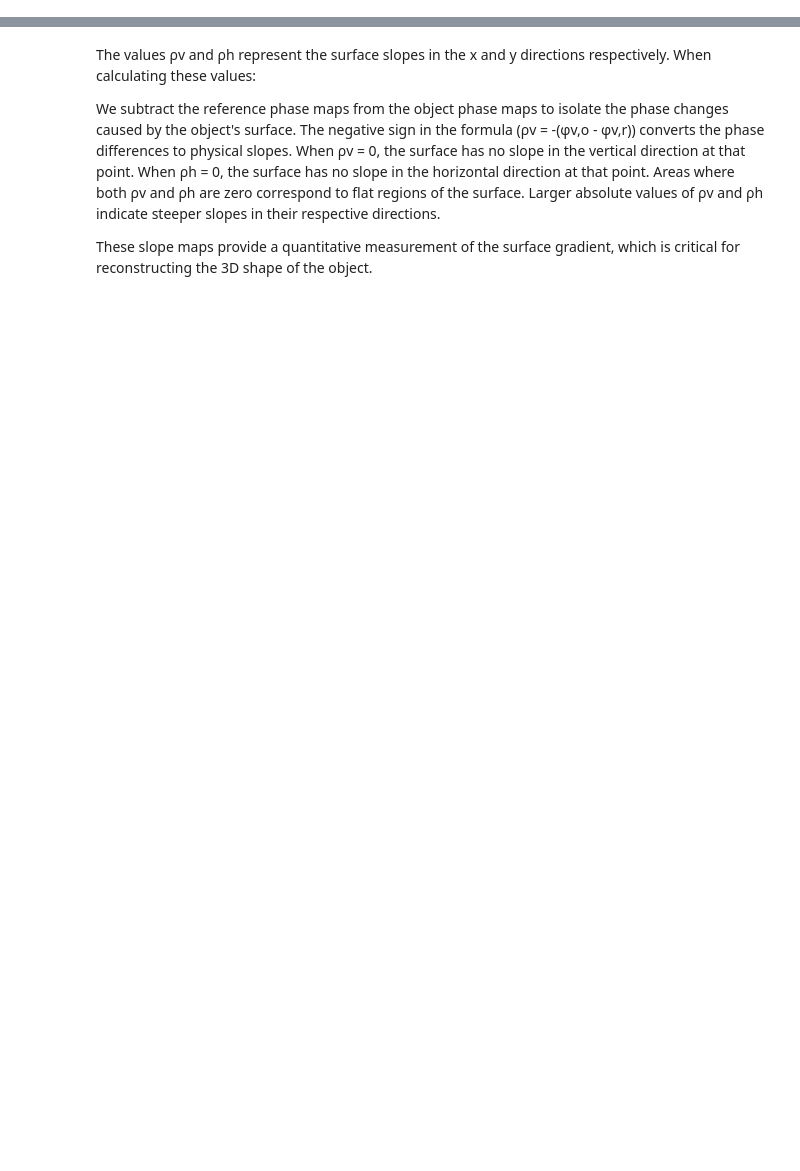
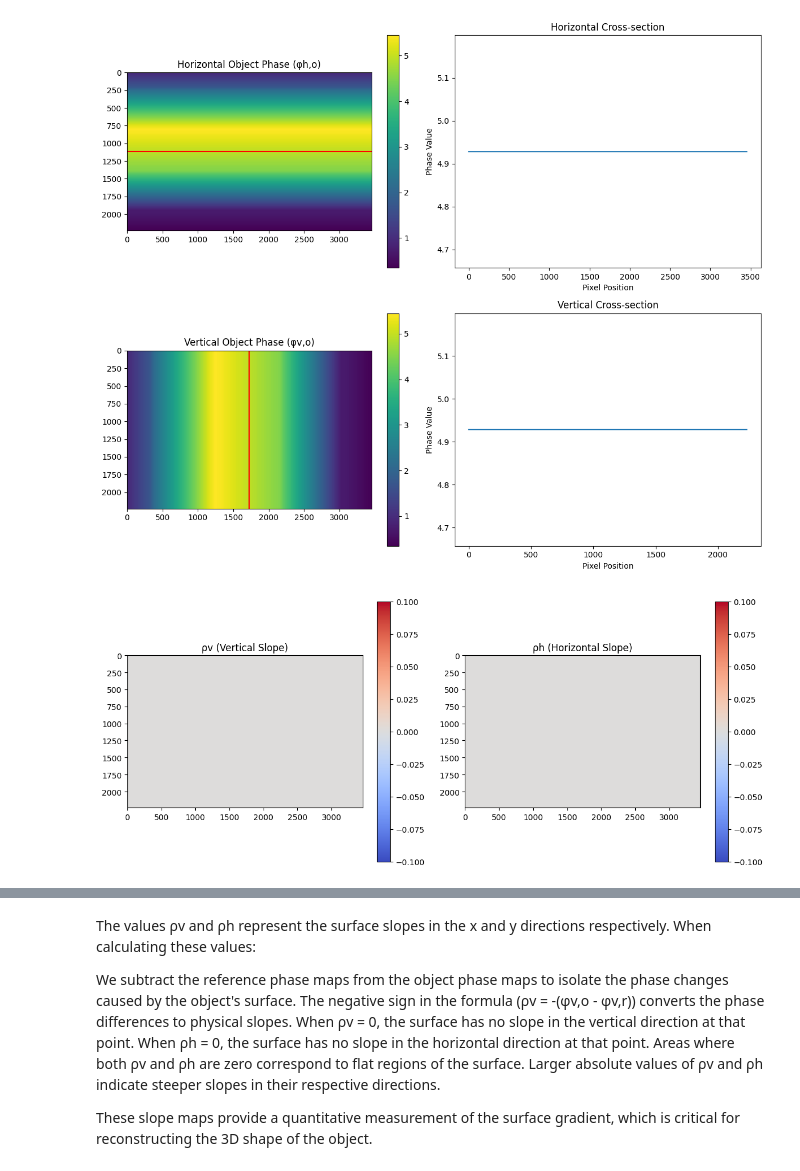
Before and after one commit to qiwen98/IntroToImagingScience, a Jupyter notebook: assignment_3/p3_normal_calculation.ipynb, the cells around one changed output, grey strips where cells are left out. Drawn from its saved outputs; the diff is of its cells as text; code cells hidden in the pictures; blank space fills up the shorter version.

```diff
--- a/assignment_3/p3_normal_calculation.ipynb
+++ b/assignment_3/p3_normal_calculation.ipynb
@@ -8,12 +8,13 @@ from PIL import Image
 
 
 
+
 # Step 1: Load the four phase images as PNG files
 # Replace these with your actual file paths
 phi_h_r = np.array(Image.open('phi_h_r.png').convert('L')) / 255.0 * 2 * np.pi  # Horizontal reference
 phi_v_r = np.array(Image.open('phi_v_r.png').convert('L')) / 255.0 * 2 * np.pi  # Vertical reference
-phi_h_o = np.array(Image.open('phi_h_o.png').convert('L')) / 255.0 * 2 * np.pi  # Horizontal object
-phi_v_o = np.array(Image.open('phi_v_o.png').convert('L')) / 255.0 * 2 * np.pi  # Vertical object
+phi_h_o = np.array(Image.open('phi_h_r.png').convert('L')) / 255.0 * 2 * np.pi  # Horizontal object
+phi_v_o = np.array(Image.open('phi_v_r.png').convert('L')) / 255.0 * 2 * np.pi  # Vertical object
 
 # Converting grayscale images (0-255) to phase values (0-2π)
 # Assuming the PNG files store phase information normalized to grayscale range
@@ -92,30 +93,34 @@ plt.imshow(normal_map)
 plt.title('Surface Normal Map')
 plt.savefig('normal_map.png')
 
+### this part need to crop !!
 # Part d: 3D visualization of surface normals
 # Create a subsampled grid for quiver plot (to avoid overcrowding)
 step = 10  # Adjust this value based on your image size
 y, x = np.mgrid[0:nx.shape[0]:step, 0:nx.shape[1]:step]
 u = nx[::step, ::step]  # x-component of normal
 v = ny[::step, ::step]  # y-component of normal
 w = nz[::step, ::step]  # z-component of normal
 
 # Create a 3D plot
 fig = plt.figure(figsize=(10, 8))
 ax = fig.add_subplot(111, projection='3d')
 
 # Plot the surface normals as arrows
 ax.quiver(x, y, np.zeros_like(x), u, v, w, length=0.5, normalize=True)
 
 ax.set_xlabel('X')
 ax.set_ylabel('Y')
 ax.set_zlabel('Z')
 ax.set_title('3D Visualization of Surface Normals')
 
 # Adjust view for better visualization
 ax.view_init(elev=30, azim=45)
 
 plt.tight_layout()
 plt.savefig('3d_normals.png')
 
 plt.show()
+# %% [output]
+[figure, added]
+[figure, added]
```
Also changed, not shown: parts of 1 cell of this notebook, 10 other files.
